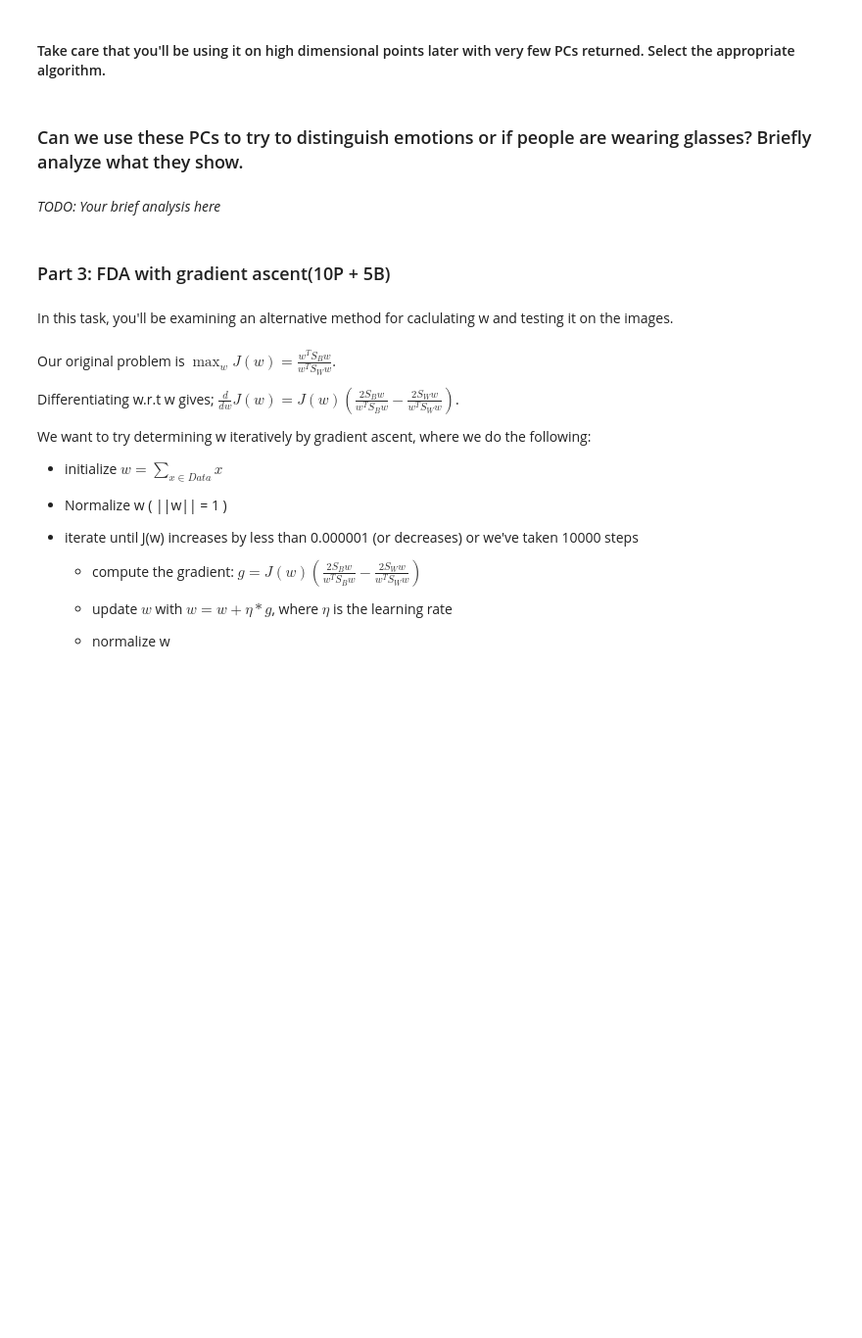
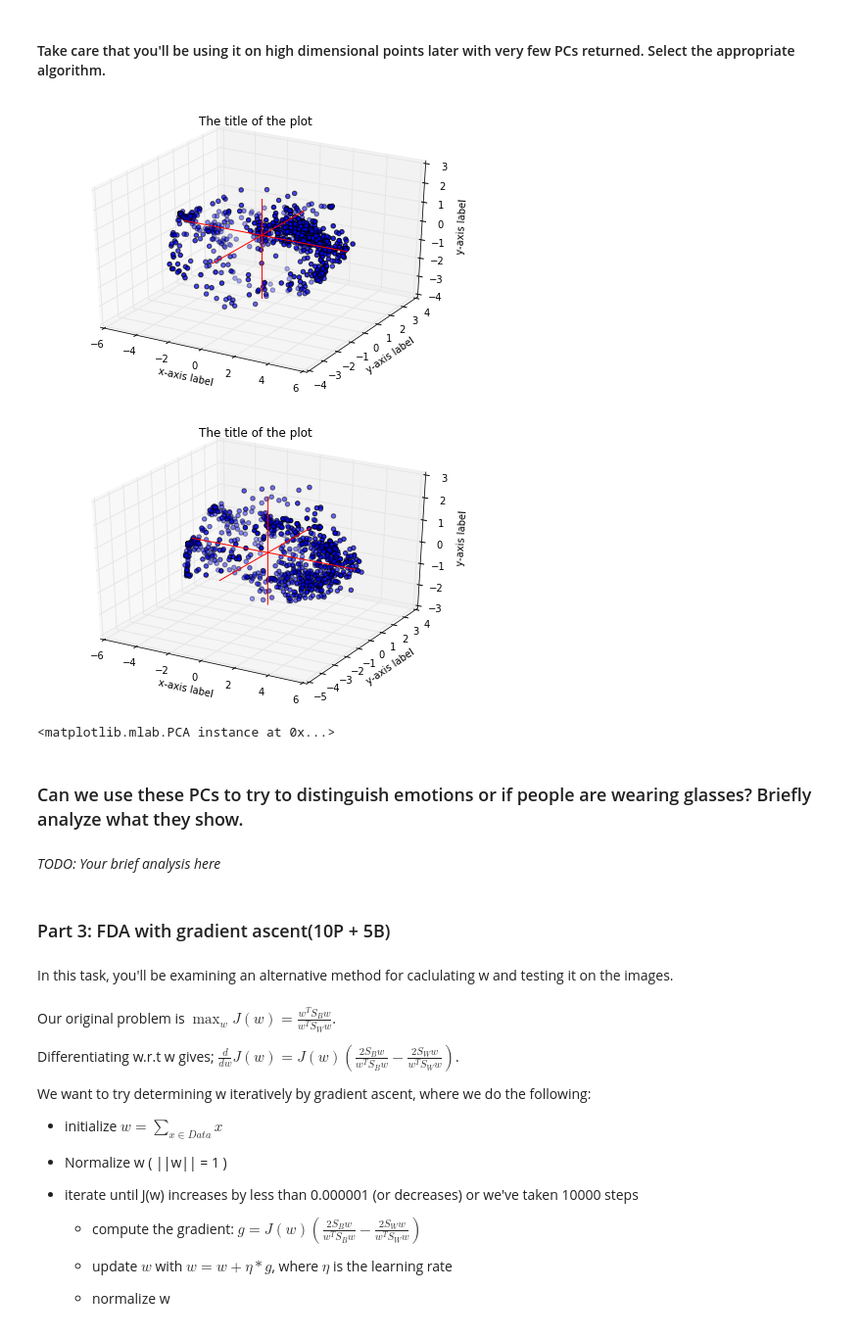
Before and after one commit to JensMeiners/ML1, a Jupyter notebook: Ex05/Code/Sheet05_Code.ipynb, the cells around one changed output. Shown: that part at 98% size. Cells and saved outputs as stored; diff of their text form; code cells hidden in the pictures; blank space fills up the shorter version.

```diff
--- a/Ex05/Code/Sheet05_Code.ipynb
+++ b/Ex05/Code/Sheet05_Code.ipynb
@@ -297,15 +336,2 @@ First implement a method which calculates the first < num > PCs for the given da
 # %% [markdown]
 #### Take care that you'll be using it on high dimensional points later with very few PCs returned. Select the appropriate algorithm.
-# %%
-def calculate_principal_components(data, num):
-    """
-        classes: A 2D numpy array of size dxN
-        num: An integer containing the number of PCs we wish the method to return for every class
-
-        returns: pcs = a 2D numpy array of size dxnum, containing the first num PCs
-    """
-
-    #TODO: Calculate first num PCs
-
-
-    return pcs
@@ -314,3 +383,11 @@ def calculate_principal_components(data, num):
+# %%
+#TODO: Show data projected into PCA space! It's cool when do ML!
+calculate_principal_components(glasses)
+calculate_principal_components(noglasses)
+# %% [output]
+[figure, added]
+[figure, added]
+<matplotlib.mlab.PCA instance at 0x...>
 # %% [markdown]
 ### Can we use these PCs to try to distinguish emotions or if people are wearing glasses? Briefly analyze what they show.
 # %% [markdown]
```
Also changed, not shown: parts of 7 cells of this notebook.
